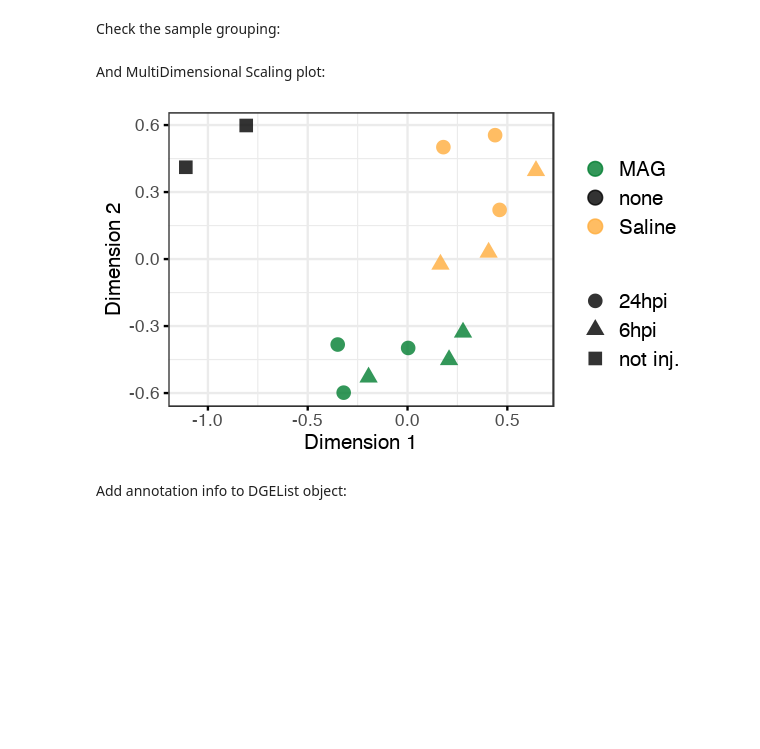
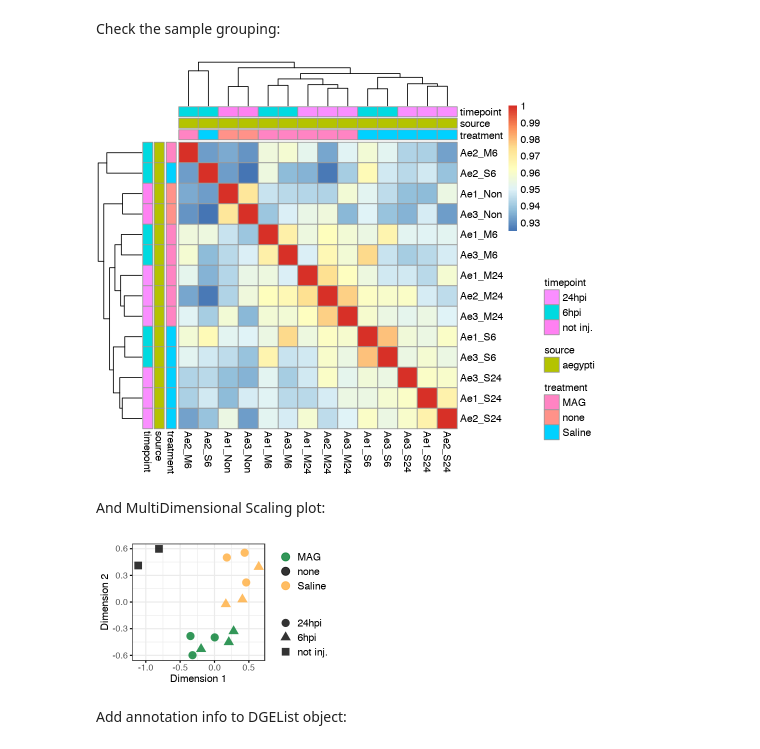
Before and after one commit to YazBraimah/Aegypti_MAG_Saline_RNAseq, a Jupyter notebook: Analysis.ipynb, the cells around one changed output. Saved outputs shown, nothing was run; the diff lists cells and outputs as text; code cells hidden in the pictures; blank space fills up the shorter version.

```diff
--- a/Analysis.ipynb
+++ b/Analysis.ipynb
@@ -38,7 +38,7 @@ counts_qM <- counts_qM[ order(row.names(counts_qM)), ]
 counts_qM_Alfonso = select(counts_qM, -contains("A"))
 counts_qM_Amaro = select(counts_qM, contains("A"))
 # remove bad replicate from count matrix:
-counts_qM_Amaro = select(counts_qM_Amaro, -contains("Ae2_Non"))
+counts_qM_Amaro = select(counts_qM_Amaro, -contains(c("Ae2_Non")))
 
 counts_hs2 = read.csv("Default_mapping_protocol/ballgown/gene_counts.csv", header=T, row.names=1, sep=',', check.names = T)
 colnames(counts_hs2) = gsub("Albo", "Al", colnames(counts_hs2))
@@ -672,12 +668,12 @@ fit <- glmQLFit(y, design_Amaro_Ae_sample, dispersion = y$tagwise.dispersion, ro
 res <- residuals(fit, type="deviance")
 
 batch_ruv_res = RUVr(set,rownames(countsKeep_qM_Amaro_Ae),k=3,res)
-RUVrNormalizedCounts = normCounts(object = batch_ruv_res)
-rownames(RUVrNormalizedCounts) = rownames(countsKeep_qM_Amaro_Ae)
+RUVrNormalizedCounts_Amaro_Ae = normCounts(object = batch_ruv_res)
+rownames(RUVrNormalizedCounts_Amaro_Ae) = rownames(countsKeep_qM_Amaro_Ae)
 
-RUVrNormalizedTPM = tpm(counts = RUVrNormalizedCounts, lengths = 2922)
+RUVrNormalizedTPM_Amaro_Ae = tpm(counts = RUVrNormalizedCounts_Amaro_Ae, lengths = 2922)
 
-tmp.tpmMatrix<-RUVrNormalizedTPM
+tmp.tpmMatrix<-RUVrNormalizedTPM_Amaro_Ae
 tmp.tpmMatrix.m <- as.data.frame(melt(as.matrix(tmp.tpmMatrix)))
 colnames(tmp.tpmMatrix.m) <- c("gene_id", "replicate", "TPM")
 Amaro_Ae.geneTPM.table.rc <- merge(sample.info_Amaro_Ae, tmp.tpmMatrix.m, by.x = "replicate", by.y = "replicate", all.y = T)
@@ -725,7 +721,7 @@ rm(voom)
 Check the sample grouping:
 # %%
 ## Plot sample correlation
-data = log2(RUVrNormalizedCounts+1)
+data = log2(RUVrNormalizedCounts_Amaro_Ae+1)
 # colnames(data) = gsub("Female_", "", colnames(data))
 data = as.matrix(data)
 sample_cor = cor(data, method='pearson', use='pairwise.complete.obs')
@@ -742,48 +738,51 @@ pheatmap(
   show_rownames     = TRUE,
   annotation_col    = sampleColLabeling,
   annotation_row    = sampleColLabeling,
-  filename          = "Results/Figures/Ae_sample_correlations.pdf",
-  width             = 8.5,
-  height            = 7,
+#   filename          = "Results/Figures/Ae_sample_correlations.pdf",
+#   width             = 8.5,
+#   height            = 7,
   fontsize          = 12
 )
 rm(data)
 rm(sample_cor)
+# %% [output]
+[figure, added]
 # %% [markdown]
 And MultiDimensional Scaling plot:
 # %%
-x <- DGEList(counts = RUVrNormalizedCounts, group = groups_Amaro_Ae_sample)
+x <- DGEList(counts = RUVrNormalizedCounts_Amaro_Ae, group = groups_Amaro_Ae_sample)
 suppressWarnings(x <- calcNormFactors(x))
 x <- estimateGLMCommonDisp(x, design_Amaro_Ae_sample)
 x <- estimateGLMTagwiseDisp(x, design_Amaro_Ae_sample)
 x <- estimateGLMTrendedDisp(x, design_Amaro_Ae_sample)
 
 mdsObj <- plotMDS(x, plot = F)$cmdscale.out
 mdsObj <- as.data.frame(as.matrix(mdsObj))
 mdsObj$replicate <- rownames(mdsObj)
 colnames(mdsObj) = c("dim1", "dim2", "replicate")
 mdsObj = merge(mdsObj, sample.info_Amaro_Ae, by.x = "replicate", by.y = "replicate")
 
-options(repr.plot.width = 5, repr.plot.height = 3)
+options(repr.plot.width = 4, repr.plot.height = 2.5)
 ggscatter(mdsObj,
               x = "dim1",
               y = "dim2",
               color = "treatment",
               shape = "timepoint",
-              size = 3.5,
+              size = 4,
               alpha = 0.8,
 #               ellipse = T,
               ggtheme = theme_bw(),
               repel = "timepoint",
          ) +
                 theme(axis.text = element_text(size = 10), legend.title = element_blank(), axis.title = element_text(size = 12), legend.text = element_text(size = 12)) +
 #                 theme_monokai_full() +
                 labs ( x = "Dimension 1", y = "Dimension 2") +
+#                 facet_wrap(~source, scale = "free") +
                 scale_colour_manual(values=c("#007d30", "black", "#ffad3d"))
 
-ggsave("Results/Figures/Ae_MDS.pdf", width = 5, height = 3)
+ggsave("Results/Figures/Ae_MDS.pdf", width = 4, height = 2.5)
 # %% [output]
-[figure, old version]
+[figure, new version]
 # %% [markdown]
 Add annotation info to DGEList object:
 # %%
```
Also changed, not shown: parts of 66 cells of this notebook.
